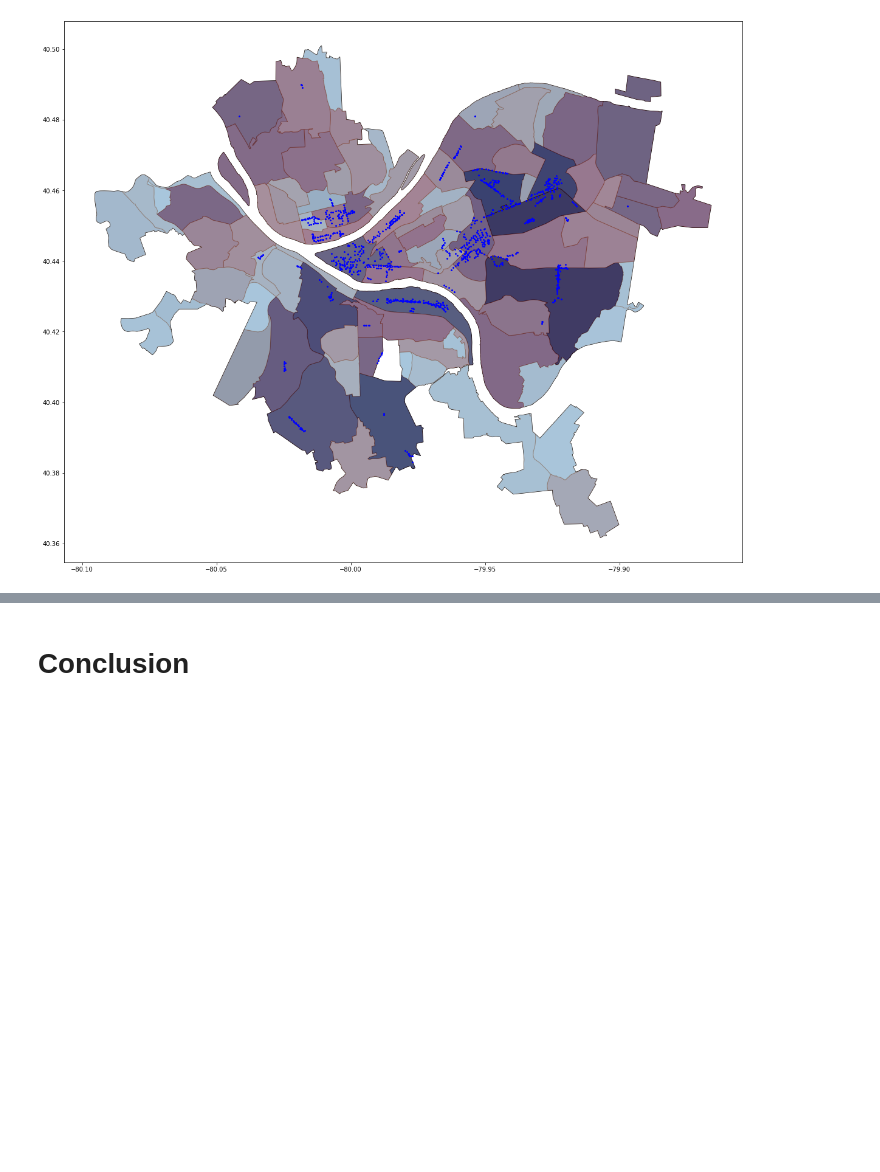
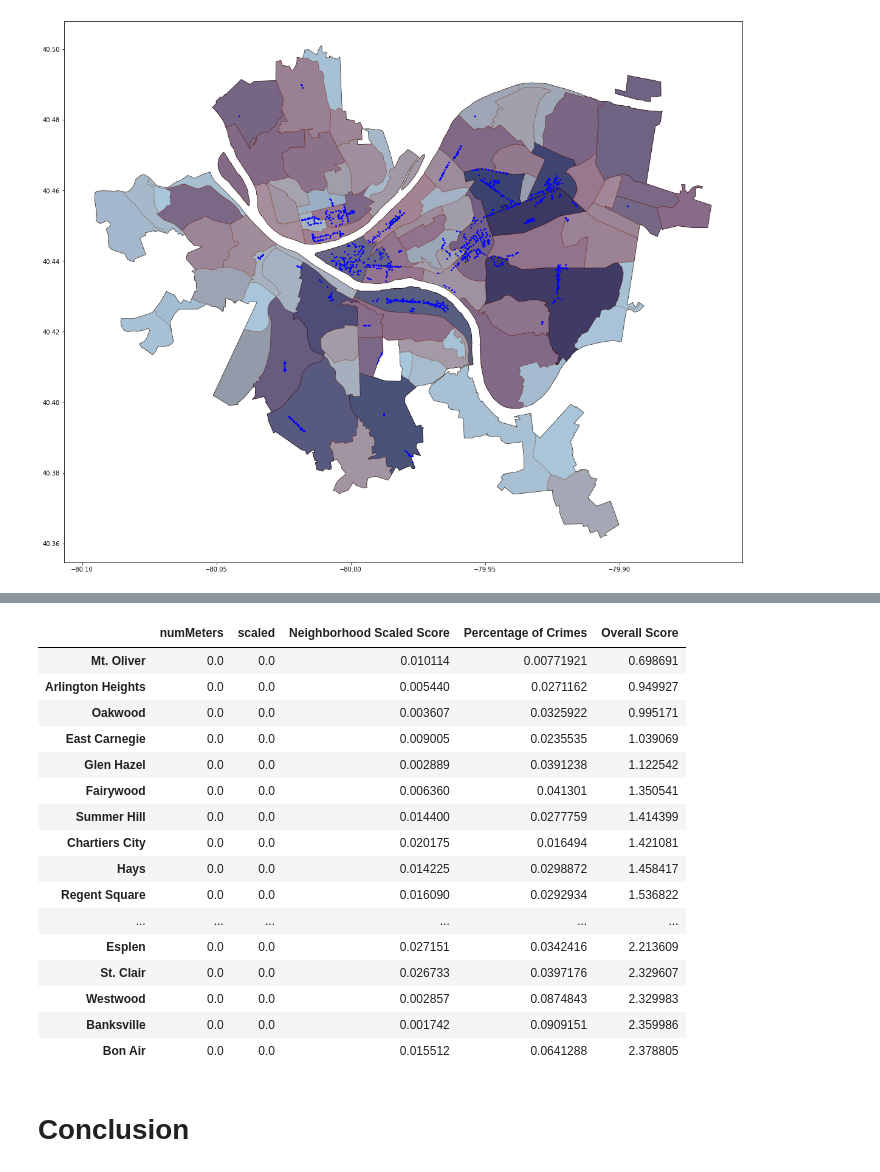
Before and after one commit to mark-sheffield/Final-Project, a Jupyter notebook: PresentationNotebook.ipynb, the cells around one changed output, grey strips where cells are left out. Cells and saved outputs as stored; diff of their text form; code cells hidden in the pictures; blank space fills up the shorter version.

```diff
--- a/PresentationNotebook.ipynb
+++ b/PresentationNotebook.ipynb
@@ -513,3 +507,9 @@ housing_map.plot(ax=ax, column = "homes under $1000" , figsize = (10,10), cmap =
 plt.show()
 # %% [output]
 [figure]
+# %%
+merged_df = count_df.merge(contract_rent_woMOE["Neighborhood Scaled Score"], left_index=True, right_index=True)
+
+
+merged_df = merged_df.merge(CrimeHoodMerged['Percentage of Crimes'], left_index=True, right_index=True)
+merged_df
@@ -516,3 +530,28 @@ plt.show()
+# %%
+overallScore = []
+for index, row in merged_df.iterrows():
+    overallScore.append((row['scaled'] * 0.25 + row['Neighborhood Scaled Score'] * 0.50 + row['Percentage of Crimes'] * 0.25) * 100)
+
+merged_df['Overall Score'] = overallScore
+merged_df.sort_values(by='Overall Score', ascending=True).head(20)
+# %% [output]
+|  | numMeters | scaled | Neighborhood Scaled Score | Percentage of Crimes | Overall Score |
+| Mt. Oliver | 0.0 | 0.0 | 0.010114 | 0.00771921 | 0.698691 |
+| Arlington Heights | 0.0 | 0.0 | 0.005440 | 0.0271162 | 0.949927 |
+| Oakwood | 0.0 | 0.0 | 0.003607 | 0.0325922 | 0.995171 |
+| East Carnegie | 0.0 | 0.0 | 0.009005 | 0.0235535 | 1.039069 |
+| Glen Hazel | 0.0 | 0.0 | 0.002889 | 0.0391238 | 1.122542 |
+| Fairywood | 0.0 | 0.0 | 0.006360 | 0.041301 | 1.350541 |
+| Summer Hill | 0.0 | 0.0 | 0.014400 | 0.0277759 | 1.414399 |
+| Chartiers City | 0.0 | 0.0 | 0.020175 | 0.016494 | 1.421081 |
+| Hays | 0.0 | 0.0 | 0.014225 | 0.0298872 | 1.458417 |
+| Regent Square | 0.0 | 0.0 | 0.016090 | 0.0292934 | 1.536822 |
+| ... | ... | ... | ... | ... | ... |
+| Esplen | 0.0 | 0.0 | 0.027151 | 0.0342416 | 2.213609 |
+| St. Clair | 0.0 | 0.0 | 0.026733 | 0.0397176 | 2.329607 |
+| Westwood | 0.0 | 0.0 | 0.002857 | 0.0874843 | 2.329983 |
+| Banksville | 0.0 | 0.0 | 0.001742 | 0.0909151 | 2.359986 |
+| Bon Air | 0.0 | 0.0 | 0.015512 | 0.0641288 | 2.378805 |
 # %% [markdown]
 # Conclusion
 # %% [markdown]
```
Also changed, not shown: parts of 4 cells of this notebook.
